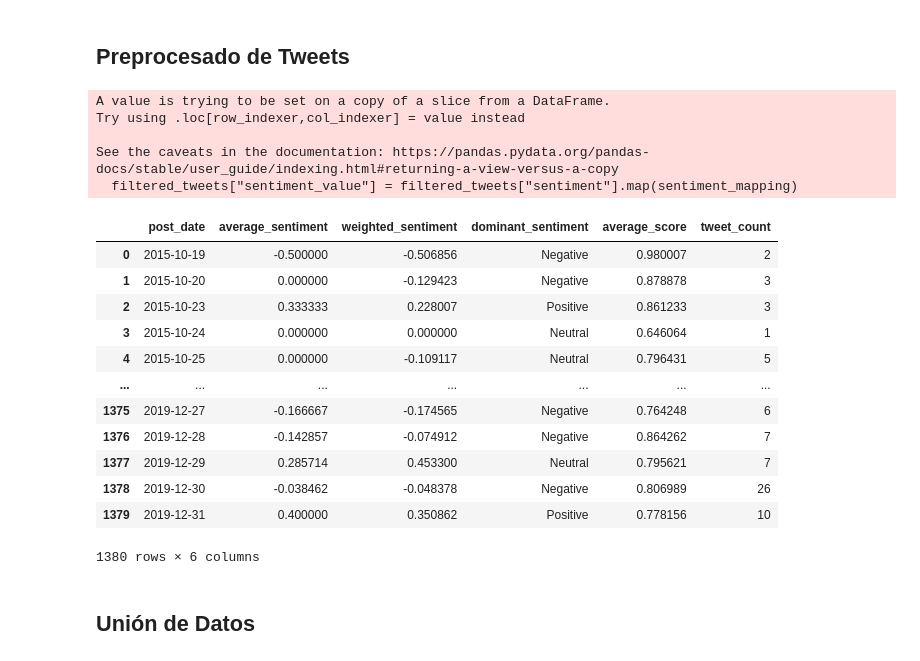
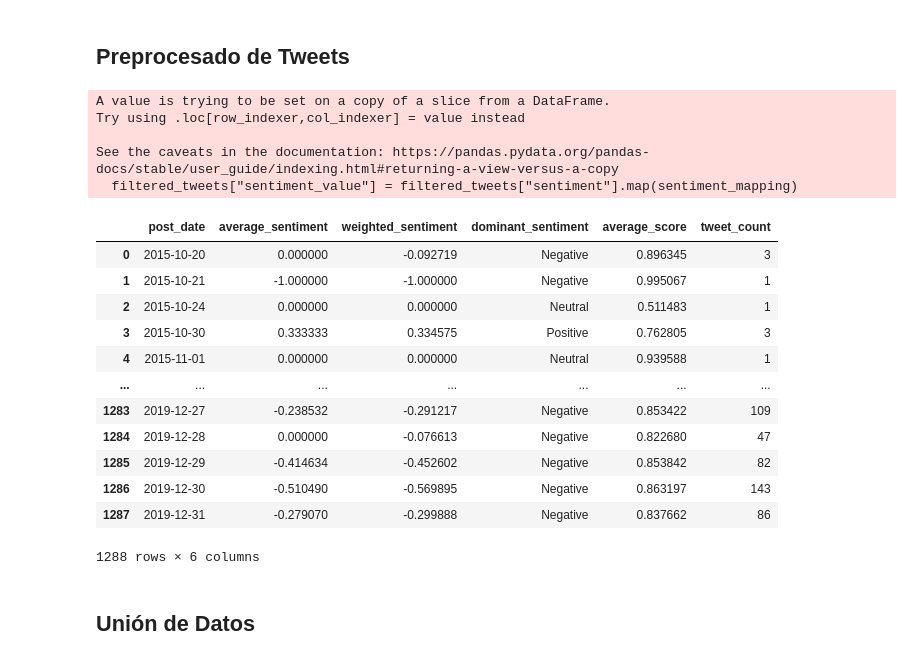
Before and after one commit to yoel79/TFM, a Jupyter notebook: Scripts/Build_Dataset.ipynb, the cells around one changed output. Drawn from its saved outputs; the diff is of its cells as text; code cells hidden in the pictures.

```diff
--- a/Scripts/Build_Dataset.ipynb
+++ b/Scripts/Build_Dataset.ipynb
@@ -1,51 +1,50 @@
 # %%
 import pandas as pd
 
-tweets = pd.read_csv("../Data/tweets_sentiment.csv")
-financial_data = pd.read_csv("../Data/AAPL_2015_2020.csv")
+# Leemos los CSVs necesarios
+ticker = "TSLA"
+tweets = pd.read_csv(f"../Data/tweets_sentiment_{ticker}.csv")
+financial_data = pd.read_csv(f"../Data/{ticker}.csv")
 # %% [markdown]
 ## Preprocesado de Tweets
 # %%
-# Asegúrate de que las fechas están en formato datetime
-tweets["post_date"] = pd.to_datetime(tweets["post_date"])
-
-# Filtrar las fechas a partir del 16 de octubre de 2015
+# Filtramos las fechas a partir del 16 de octubre de 2015
 filtered_tweets = tweets[tweets["post_date"] >= "2015-10-19"]
 
-# Mapear etiquetas de sentimiento a valores numéricos
+# Mapeamos las etiquetas de sentimiento a valores numéricos
 sentiment_mapping = {"Neutral": 0, "Positive": 1, "Negative": -1}
 filtered_tweets["sentiment_value"] = filtered_tweets["sentiment"].map(sentiment_mapping)
 
-# Agrupar por fecha y calcular métricas
+# Agrupamos por fecha y calculamos diferentes métricas de sentimiento
 daily_sentiment = filtered_tweets.groupby("post_date").agg(
     average_sentiment=("sentiment_value", "mean"),  # Promedio del sentimiento diario
     weighted_sentiment=("sentiment_value", lambda x: (x * filtered_tweets.loc[x.index, "sentiment_score"]).sum() / filtered_tweets.loc[x.index, "sentiment_score"].sum() if filtered_tweets.loc[x.index, "sentiment_score"].sum() > 0 else 0),  # Promedio ponderado
     dominant_sentiment=("sentiment", lambda x: x.mode()[0] if not x.empty else "Neutral"),  # Sentimiento dominante
     average_score=("sentiment_score", "mean"),  # Promedio del puntaje de predicción
     tweet_count=("sentiment", "count")  # Total de tweets por día
 ).reset_index()
 
-# Mostrar resultados
+# Mostramos los resultados
 daily_sentiment
 # %% [output]
 A value is trying to be set on a copy of a slice from a DataFrame.
 Try using .loc[row_indexer,col_indexer] = value instead
 
 See the caveats in the documentation: https://pandas.pydata.org/pandas-docs/stable/user_guide/indexing.html#returning-a-view-versus-a-copy
   filtered_tweets["sentiment_value"] = filtered_tweets["sentiment"].map(sentiment_mapping)
 |  | post_date | average_sentiment | weighted_sentiment | dominant_sentiment | average_score | tweet_count |
-| 0 | 2015-10-19 | -0.500000 | -0.506856 | Negative | 0.980007 | 2 |
-| 1 | 2015-10-20 | 0.000000 | -0.129423 | Negative | 0.878878 | 3 |
-| 2 | 2015-10-23 | 0.333333 | 0.228007 | Positive | 0.861233 | 3 |
-| 3 | 2015-10-24 | 0.000000 | 0.000000 | Neutral | 0.646064 | 1 |
-| 4 | 2015-10-25 | 0.000000 | -0.109117 | Neutral | 0.796431 | 5 |
+| 0 | 2015-10-20 | 0.000000 | -0.092719 | Negative | 0.896345 | 3 |
+| 1 | 2015-10-21 | -1.000000 | -1.000000 | Negative | 0.995067 | 1 |
+| 2 | 2015-10-24 | 0.000000 | 0.000000 | Neutral | 0.511483 | 1 |
+| 3 | 2015-10-30 | 0.333333 | 0.334575 | Positive | 0.762805 | 3 |
+| 4 | 2015-11-01 | 0.000000 | 0.000000 | Neutral | 0.939588 | 1 |
 | ... | ... | ... | ... | ... | ... | ... |
-| 1375 | 2019-12-27 | -0.166667 | -0.174565 | Negative | 0.764248 | 6 |
-| 1376 | 2019-12-28 | -0.142857 | -0.074912 | Negative | 0.864262 | 7 |
-| 1377 | 2019-12-29 | 0.285714 | 0.453300 | Neutral | 0.795621 | 7 |
-| 1378 | 2019-12-30 | -0.038462 | -0.048378 | Negative | 0.806989 | 26 |
-| 1379 | 2019-12-31 | 0.400000 | 0.350862 | Positive | 0.778156 | 10 |
+| 1283 | 2019-12-27 | -0.238532 | -0.291217 | Negative | 0.853422 | 109 |
+| 1284 | 2019-12-28 | 0.000000 | -0.076613 | Negative | 0.822680 | 47 |
+| 1285 | 2019-12-29 | -0.414634 | -0.452602 | Negative | 0.853842 | 82 |
+| 1286 | 2019-12-30 | -0.510490 | -0.569895 | Negative | 0.863197 | 143 |
+| 1287 | 2019-12-31 | -0.279070 | -0.299888 | Negative | 0.837662 | 86 |
-1380 rows × 6 columns
+1288 rows × 6 columns
 # %% [markdown]
 ## Unión de Datos
 # %%
```
Also changed, not shown: parts of 5 cells of this notebook, 11 other files.
